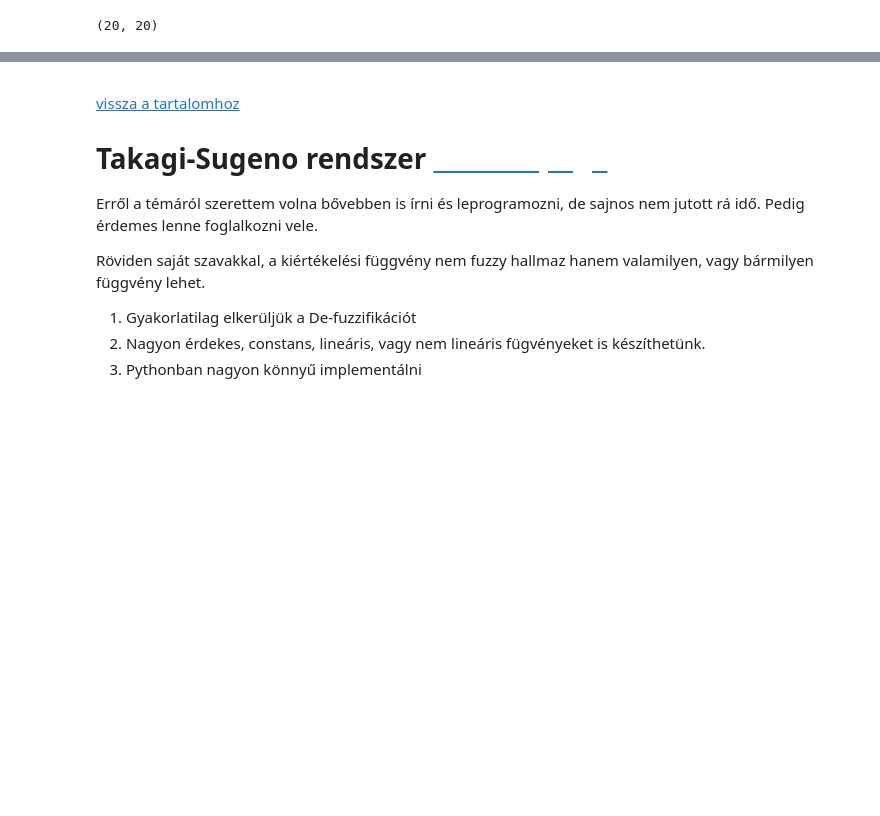
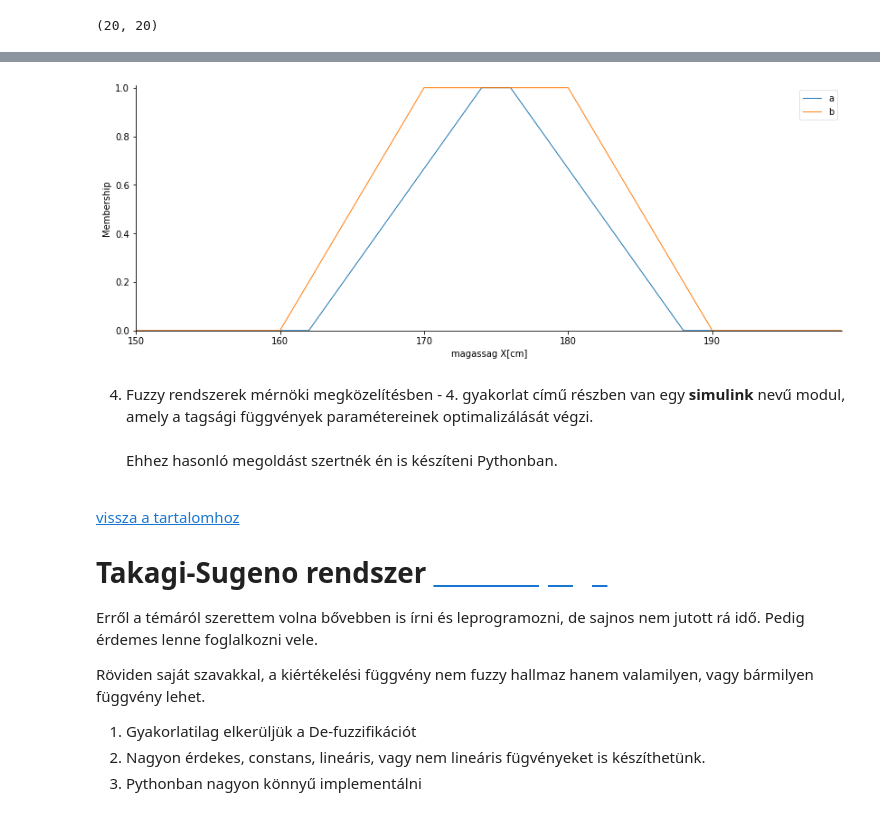
Before and after one commit to JoDeMiro/FuzzyBevezetes, a Jupyter notebook: Python_Fuzzy_Bemutató_a_Tanárnőnek_6_Interactive.ipynb, the cells around one changed output, grey strips where cells are left out. Drawn from its saved outputs; the diff is of its cells as text; code cells hidden in the pictures; blank space fills up the shorter version.

```diff
--- a/Python_Fuzzy_Bemutató_a_Tanárnőnek_6_Interactive.ipynb
+++ b/Python_Fuzzy_Bemutató_a_Tanárnőnek_6_Interactive.ipynb
@@ -1314,3 +1321,22 @@ fig.show()
+# %%
+#@title
+import numpy as np
+import skfuzzy as fuzzy
+from skfuzzy import control as ctrl
+
+x                = np.arange(150, 200, 1)
+
+v         = ctrl.Antecedent(np.arange(150, 200, 1), 'magassag X[cm]')
+
+v['a'] = fuzzy.trapmf(v.universe, [162, 174, 176, 188])
+v['b'] = fuzzy.trapmf(v.universe, [160, 170, 180, 190])
+
+
+v.view()
+# %% [output]
+[figure, added]
+# %% [markdown]
+4. Fuzzy rendszerek mérnöki megközelítésben - 4. gyakorlat című részben van egy **simulink** nevű modul, amely a tagsági függvények paramétereinek optimalizálását végzi.<br><br>Ehhez hasonló megoldást szertnék én is készíteni Pythonban.
 # %% [markdown]
 
 
```
Also changed, not shown: parts of 3 cells of this notebook.
